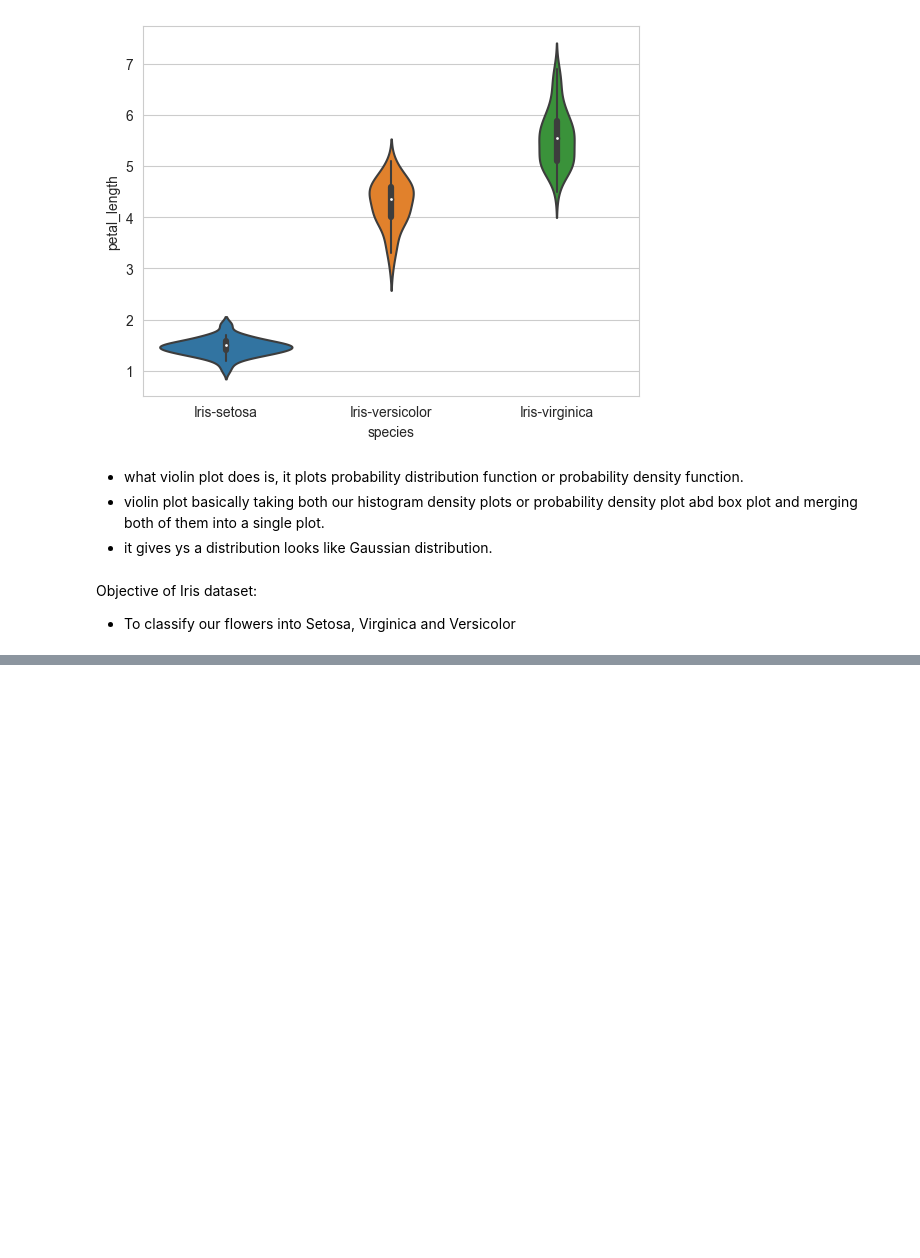
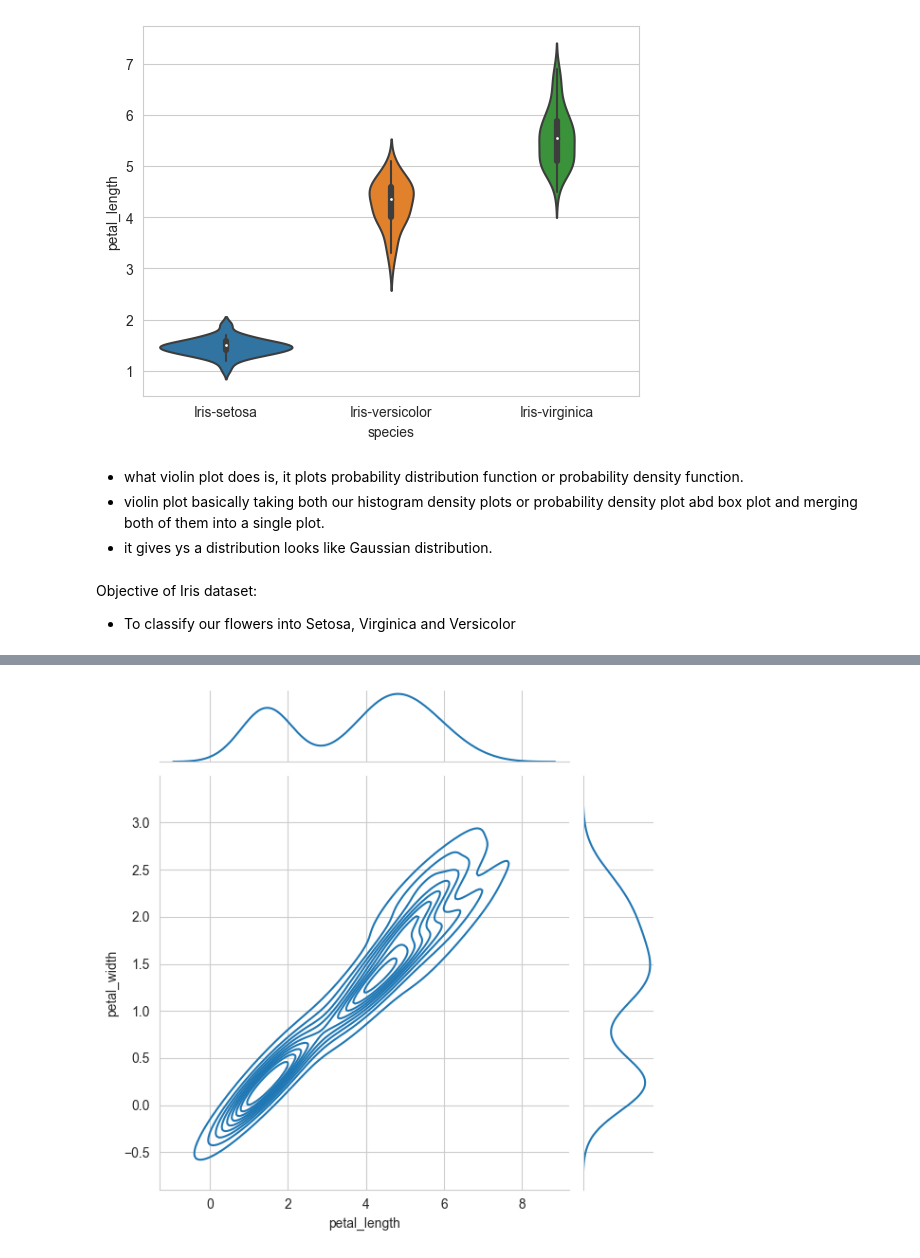
Before and after one commit to thisispawann/data-science-fundamentals, a Jupyter notebook: eda-data-visualization/iris.ipynb, the cells around one changed output, grey strips where cells are left out. Saved outputs shown, nothing was run; the diff lists cells and outputs as text; code cells hidden in the pictures; blank space fills up the shorter version.

```diff
--- a/eda-data-visualization/iris.ipynb
+++ b/eda-data-visualization/iris.ipynb
@@ -197,0 +226,6 @@ Objective of Iris dataset:
+# %%
+# 2D density plot
+sns.jointplot(x=iris.petal_length, y=iris.petal_width, data=iris_setosa, kind='kde')
+plt.show()
+# %% [output]
+[figure, added]
```
Also changed, not shown: parts of 3 cells of this notebook.
